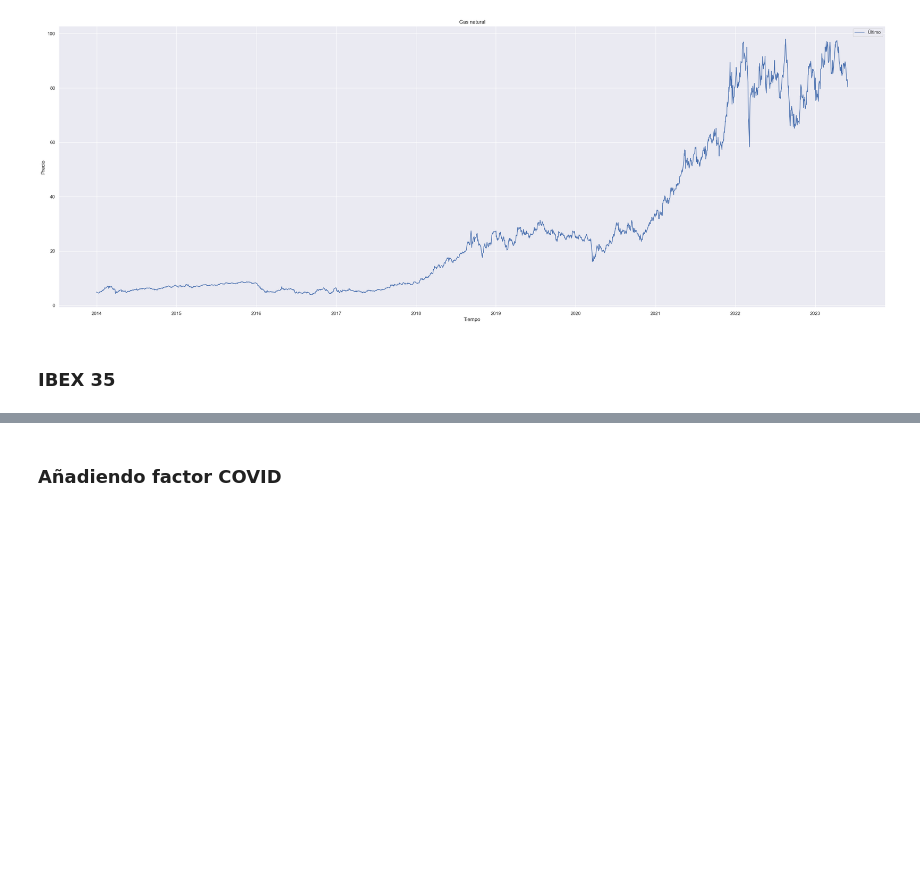
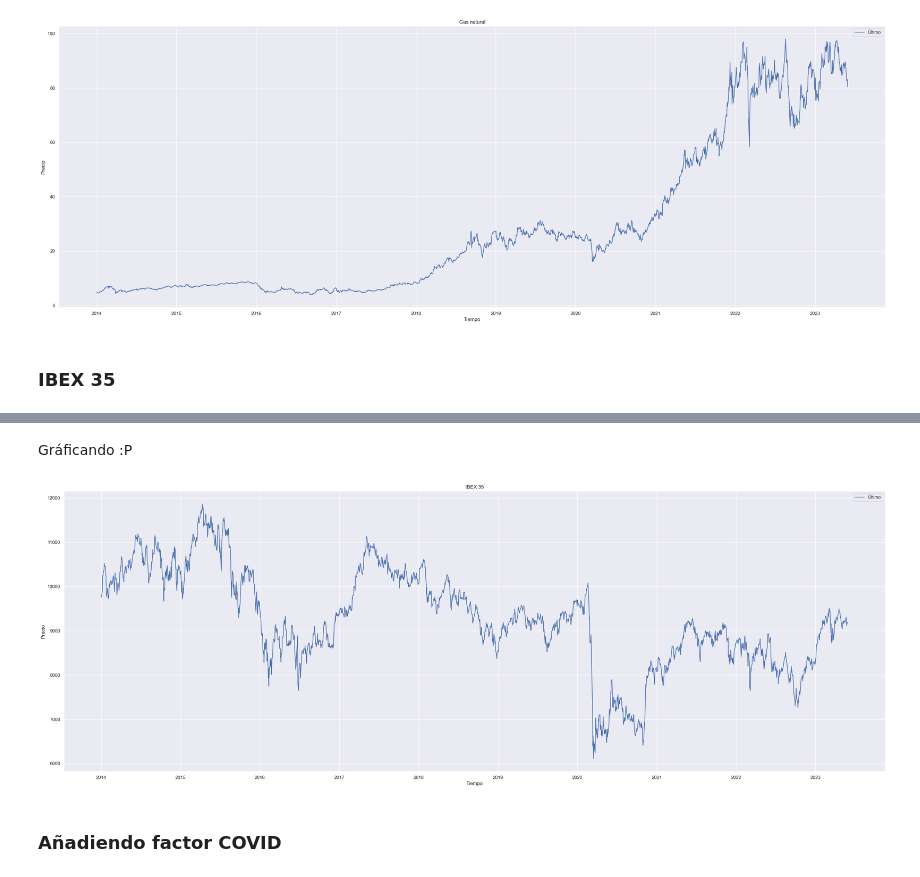
Before and after one commit to carolinariveraa/proyecto_final, a Jupyter notebook: days_2014-2023.ipynb, the cells around one changed output, grey strips where cells are left out. Saved outputs shown, nothing was run; the diff lists cells and outputs as text; code cells hidden in the pictures; blank space fills up the shorter version.

```diff
--- a/days_2014-2023.ipynb
+++ b/days_2014-2023.ipynb
@@ -120,0 +122,9 @@ df.head()
+# %%
+def weekend(x):
+    if x in [5,6]:
+        return 1
+    else:
+        return 0
+# %%
+df['weekend'] = df['weekend'].apply(weekend)
+df.tail(5)
@@ -363,6 +396,24 @@ def transformar_valor(columna):
     columna = columna.str.replace('.', '').str.replace(',', '.')
     columna = columna.astype(float)
     return columna
+# %%
+for c in columnas_transf:
+    ibex35[c] = transformar_valor(ibex35[c])
+# %% [markdown]
+Gráficando :P
+# %%
+sns.lineplot(x=ibex35.Fecha,y=ibex35['Último'], data=ibex35['Último'])
+
+# Personalizar el gráfico
+plt.title('IBEX 35')
+plt.xlabel('Tiempo')
+plt.ylabel('Precio')
+plt.legend(['Último'])
+
+# Mostrar el gráfico
+plt.show()
+# %% [output]
+[figure, added]
 # %% [markdown]
 ### Añadiendo factor COVID
 # %% [markdown]
```
Also changed, not shown: parts of 6 cells of this notebook.
